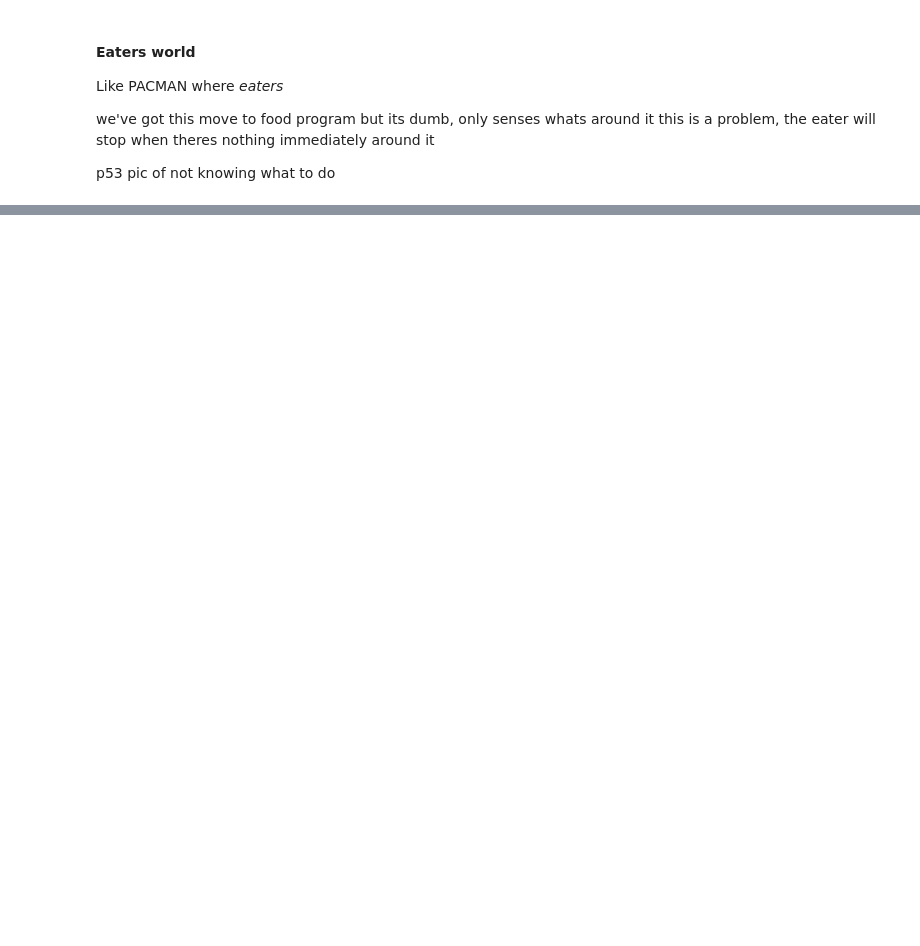
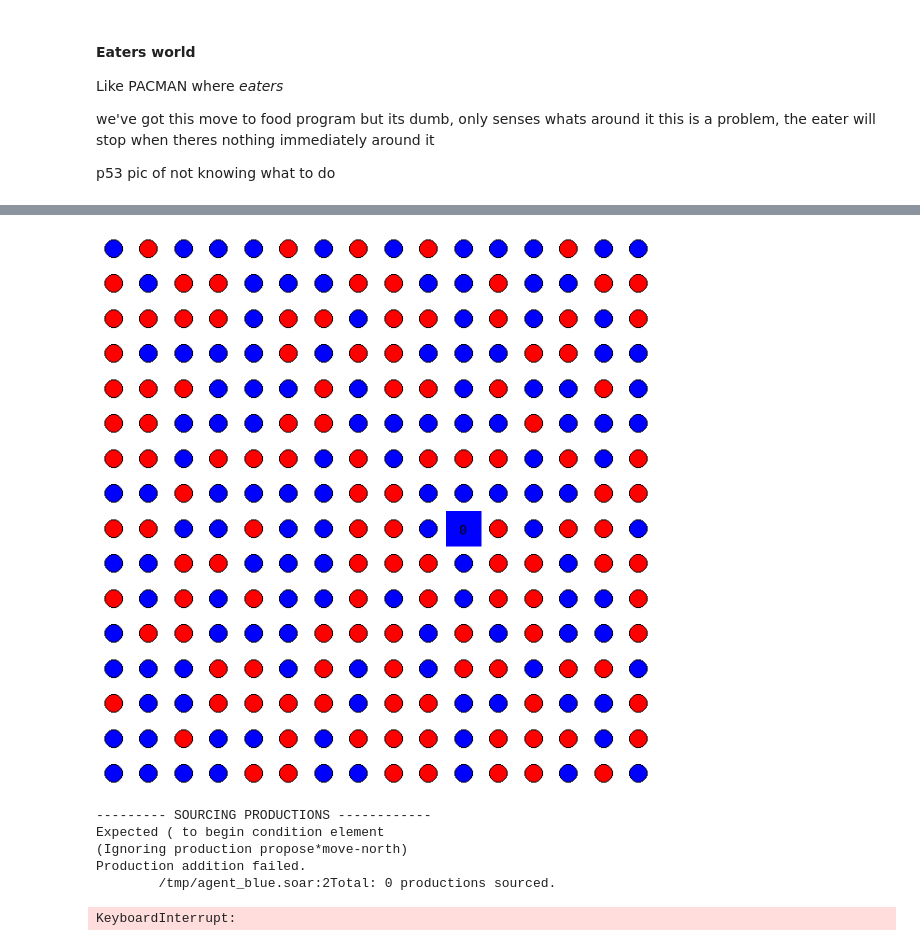
Before and after one commit to kierangilliam/soar, a Jupyter notebook: src/tutorial/3_eaters.ipynb, the cells around one changed output, grey strips where cells are left out. Saved outputs shown, nothing was run; the diff lists cells and outputs as text; code cells hidden in the pictures; blank space fills up the shorter version.

```diff
--- a/src/tutorial/3_eaters.ipynb
+++ b/src/tutorial/3_eaters.ipynb
@@ -370,0 +438,21 @@ KeyboardInterrupt:
+# %%
+my_move_north_operators = """
+sp {propose*move-north
+    # Code here
+}
+
+sp {apply*move-north
+    # Code here
+}
+"""
+
+eaters = [('blue', my_move_north_operators)]
+runner(eaters, total_ticks=4, world_type='all food')
+# %% [output]
+[figure, added]
+--------- SOURCING PRODUCTIONS ------------
+Expected ( to begin condition element
+(Ignoring production propose*move-north)
+Production addition failed.
+        /tmp/agent_blue.soar:2Total: 0 productions sourced.
+KeyboardInterrupt:
```
Also changed, not shown: parts of 17 cells of this notebook, 1 other file.
